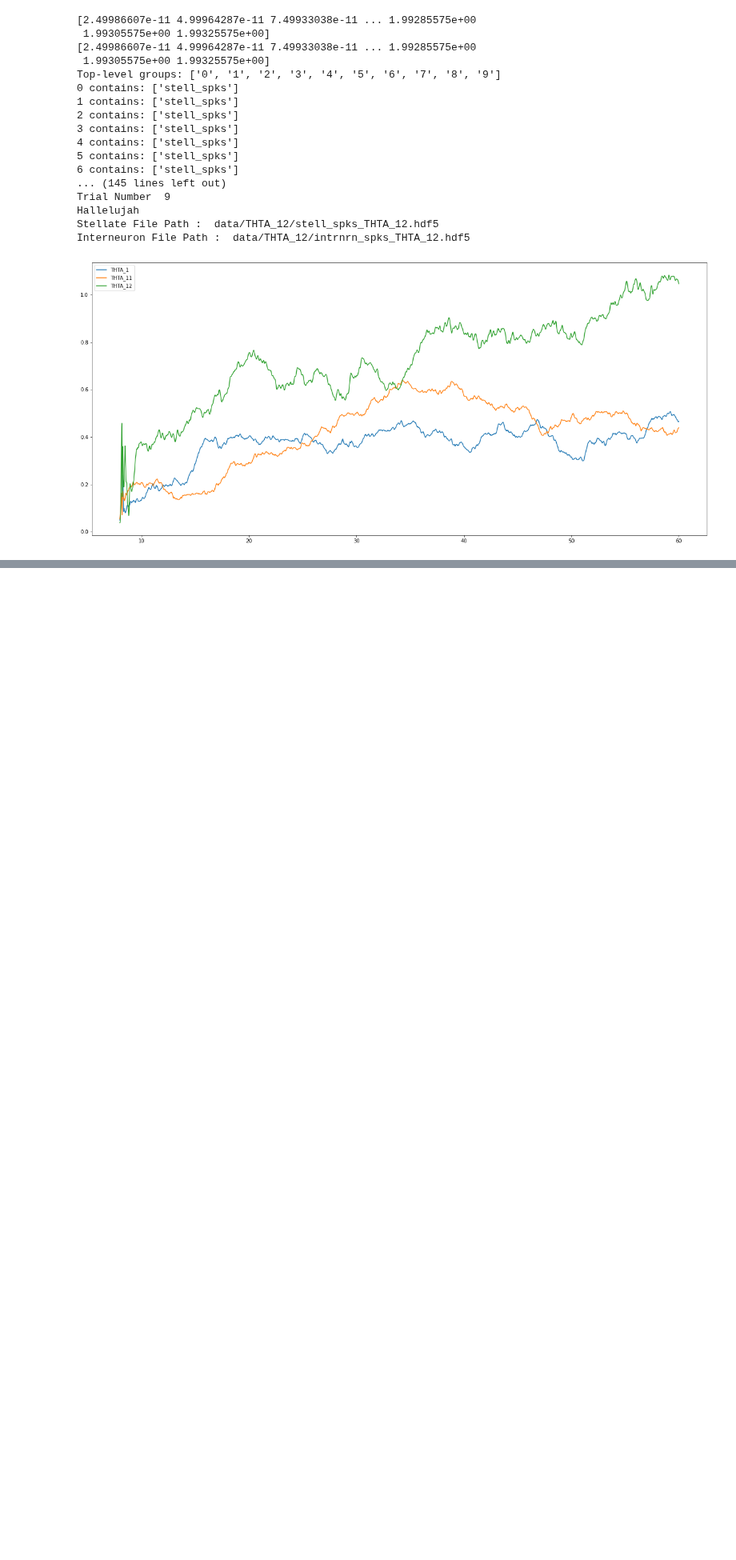
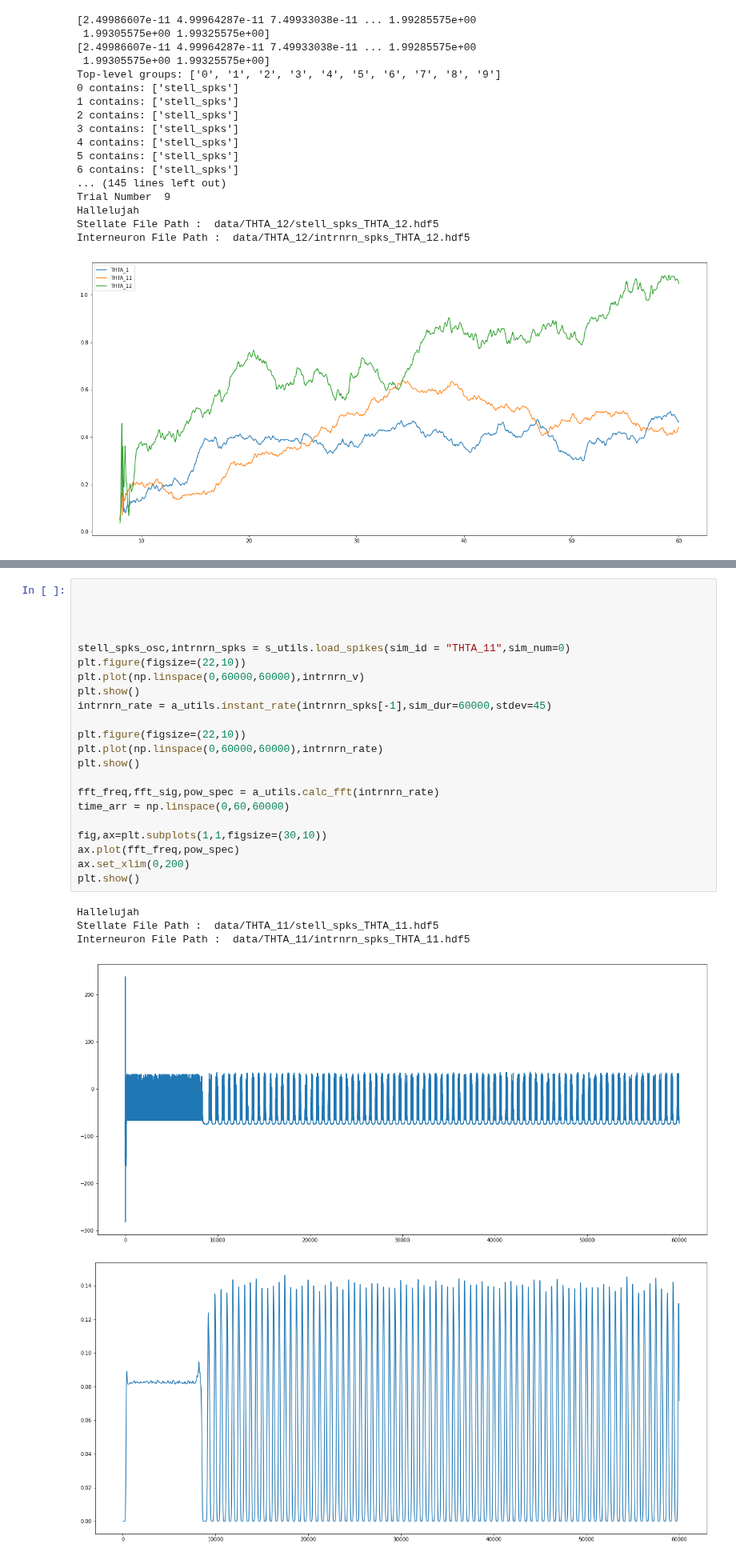
Before and after one commit to tiny-infinity/GridCellsCopy, a Jupyter notebook: analysis/notebooks/theta_analysis/gov_3.ipynb, the cells around one changed output, grey strips where cells are left out. Shown at 80% size. Drawn from its saved outputs; the diff is of its cells as text; blank space fills up the shorter version.

```diff
--- a/analysis/notebooks/theta_analysis/gov_3.ipynb
+++ b/analysis/notebooks/theta_analysis/gov_3.ipynb
@@ -249,0 +283,28 @@ FileNotFoundError: Cannot locate data for sim ID: THTA_21
+# %%
+
+
+
+
+stell_spks_osc,intrnrn_spks = s_utils.load_spikes(sim_id = "THTA_11",sim_num=0)
+plt.figure(figsize=(22,10))
+plt.plot(np.linspace(0,60000,60000),intrnrn_v)
+plt.show()
+intrnrn_rate = a_utils.instant_rate(intrnrn_spks[-1],sim_dur=60000,stdev=45)
+
+plt.figure(figsize=(22,10))
+plt.plot(np.linspace(0,60000,60000),intrnrn_rate)
+plt.show()
+
+fft_freq,fft_sig,pow_spec = a_utils.calc_fft(intrnrn_rate)
+time_arr = np.linspace(0,60,60000)
+
+fig,ax=plt.subplots(1,1,figsize=(30,10))
+ax.plot(fft_freq,pow_spec)
+ax.set_xlim(0,200)
+plt.show()
+# %% [output]
+Hallelujah
+Stellate File Path :  data/THTA_11/stell_spks_THTA_11.hdf5
+Interneuron File Path :  data/THTA_11/intrnrn_spks_THTA_11.hdf5
+[figure, added]
+[figure, added]
```
Also changed, not shown: parts of 5 cells of this notebook.
